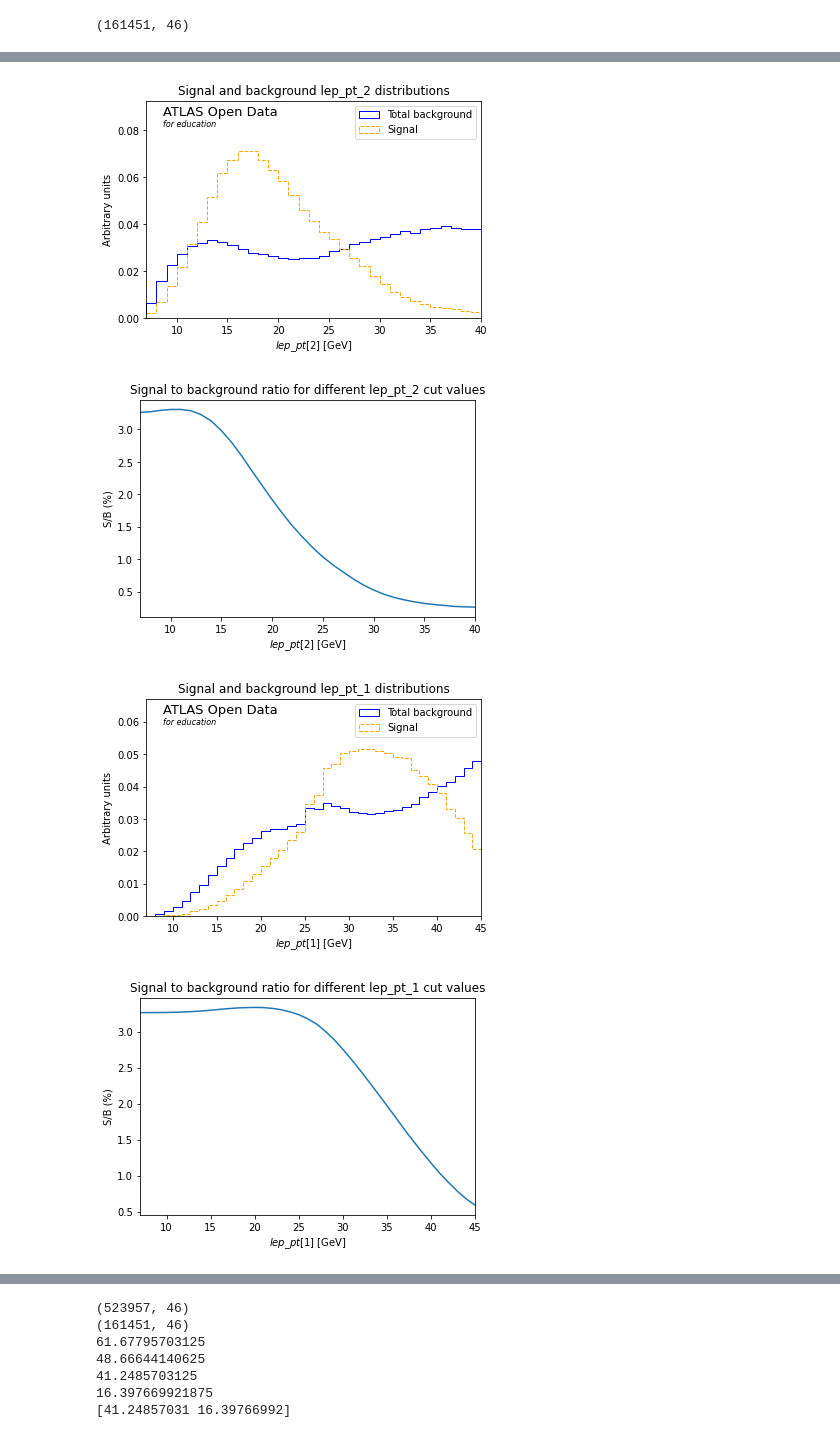
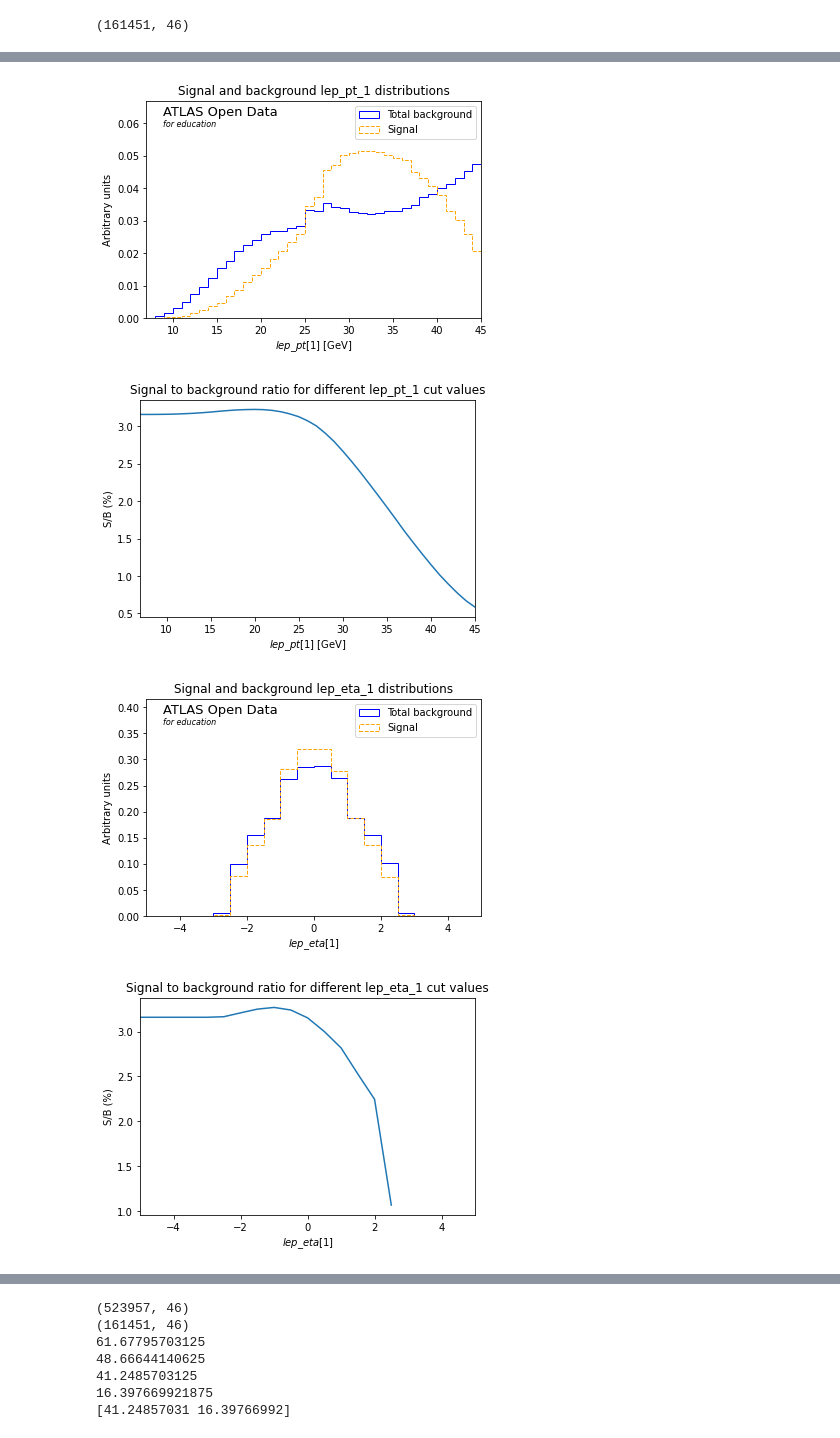
Before and after one commit to mghasemi19/TopFC, a Jupyter notebook: BDT_weight/Higgs_4lep.ipynb, the cells around one changed output, grey strips where cells are left out. Cells and saved outputs as stored; diff of their text form; code cells hidden in the pictures.

Commit message:
Add plot functions

```diff
--- a/BDT_weight/Higgs_4lep.ipynb
+++ b/BDT_weight/Higgs_4lep.ipynb
@@ -172,6 +180,12 @@ DataFrames['ggH125_ZZ4lep'].shape # print signal data to take a look
 (163754, 46)
 # %% [markdown]
 ## 4. Lepton cut on charge
+# %%
+def cut_lep_charge(lep_charge_0,lep_charge_1,lep_charge_2,lep_charge_3):
+# only want to keep events where sum of lepton charges is 0
+    sum_lep_charge = lep_charge_0 + lep_charge_1 + lep_charge_2 + lep_charge_3
+    if sum_lep_charge==0: return True
+    else: return False
 # %%
 # 4. Cut on lepton charge to be 0 in all cases
 
@@ -194,28 +211,36 @@ DataFrames['ggH125_ZZ4lep'].shape # print signal data to take a look
 # %%
 # 5. Plot pT distributions and cumulative S/B
+
+
+lep_pt_1 = { # dictionary containing plotting parameters for the lep_pt_1 histogram
+    # change plotting parameters
+    'bin_width':1, # width of each histogram bin
+    'num_bins':38, # number of histogram bins
+    'xrange_min':7, # minimum on x-axis
+    'xlabel':r'$lep\_pt$[1] [GeV]', # x-axis label
+}
+lep_eta_1 = { # dictionary containing plotting parameters for the lep_eta_1 histogram
+    # change plotting parameters
+    'bin_width':.5, # width of each histogram bin
+    'num_bins':20, # number of histogram bins
+    'xrange_min':-5, # minimum on x-axis
+    'xlabel':r'$lep\_eta$[1]', # x-axis label
+}
 
 lep_pt_2 = { # dictionary containing plotting parameters for the lep_pt_2 histogram
     # change plotting parameters
     'bin_width':1, # width of each histogram bin
     'num_bins':33, # number of histogram bins
     'xrange_min':7, # minimum on x-axis
     'xlabel':r'$lep\_pt$[2] [GeV]', # x-axis label
 }
 
-lep_pt_1 = { # dictionary containing plotting parameters for the lep_pt_1 histogram
-    # change plotting parameters
-    'bin_width':1, # width of each histogram bin
-    'num_bins':38, # number of histogram bins
-    'xrange_min':7, # minimum on x-axis
-    'xlabel':r'$lep\_pt$[1] [GeV]', # x-axis label
-}
-
-SoverB_hist_dict = {'lep_pt_2':lep_pt_2,'lep_pt_1':lep_pt_1} # add a histogram here if you want it plotted
+SoverB_hist_dict = {'lep_pt_1':lep_pt_1, 'lep_eta_1':lep_eta_1, 'lep_pt_2':lep_pt_2} # add a histogram here if you want it plotted
 
 from my_functions import plot_SoverB
 plot_SoverB(DataFrames, SoverB_hist_dict)
 # %% [output]
-[figure, old version]
+[figure, new version]
-[figure, old version]
+[figure, new version]
-[figure, old version]
+[figure, new version]
-[figure, old version]
+[figure, new version]
```
Also changed, not shown: parts of 22 cells of this notebook, 1 other file.
